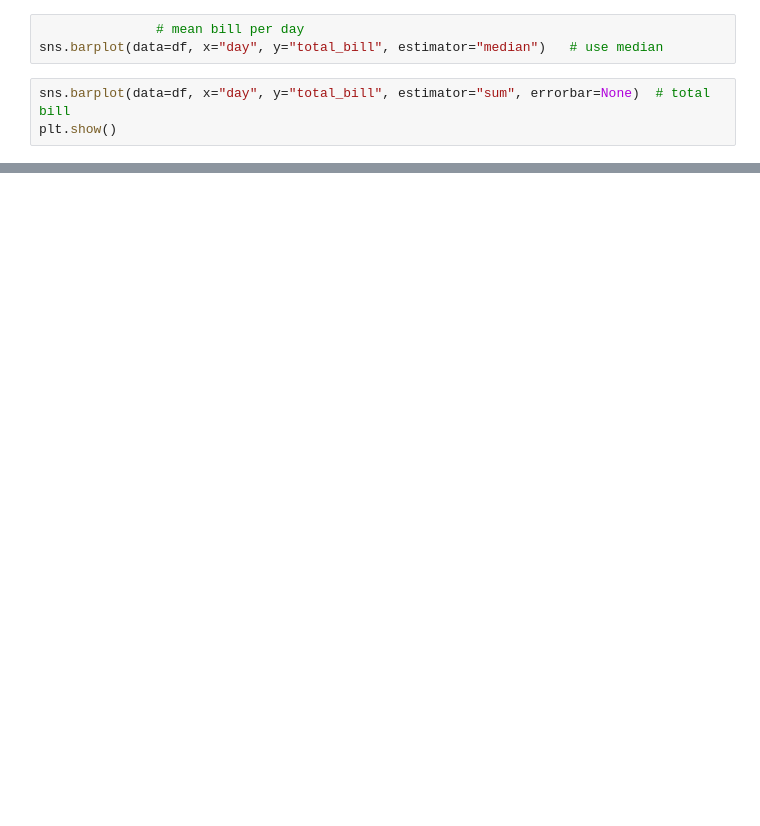
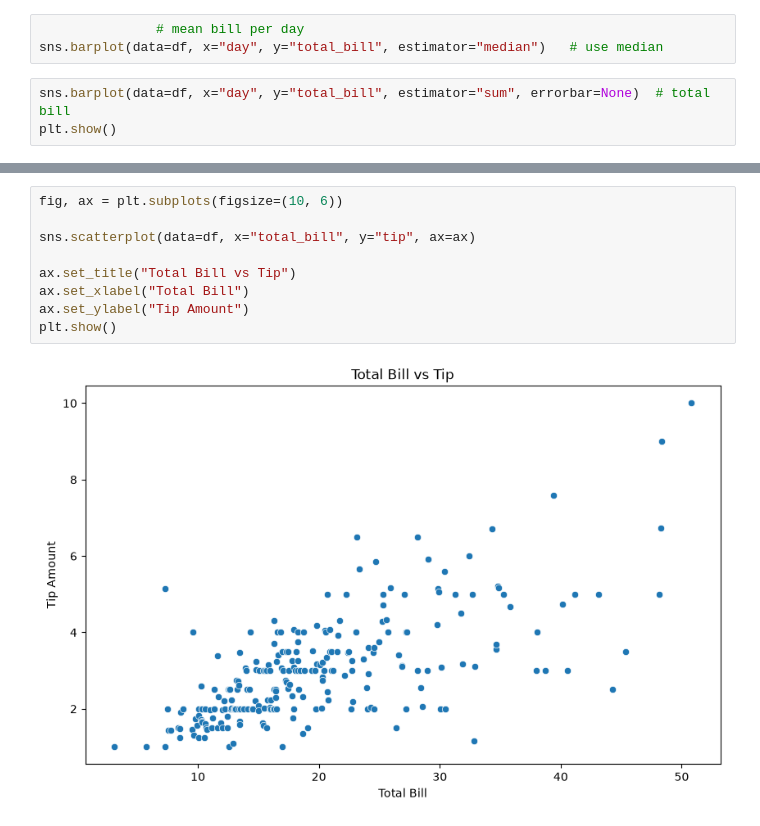
Before and after one commit to Bhawani0038/Python-Complete-Content, a Jupyter notebook: 24_seaborn/sample.ipynb, the cells around one changed output, grey strips where cells are left out. Drawn from its saved outputs; the diff is of its cells as text; blank space fills up the shorter version.

```diff
--- a/24_seaborn/sample.ipynb
+++ b/24_seaborn/sample.ipynb
@@ -110,0 +102,11 @@ plt.show()
+# %%
+fig, ax = plt.subplots(figsize=(10, 6))
+
+sns.scatterplot(data=df, x="total_bill", y="tip", ax=ax)
+
+ax.set_title("Total Bill vs Tip")
+ax.set_xlabel("Total Bill")
+ax.set_ylabel("Tip Amount")
+plt.show()
+# %% [output]
+[figure, added]
```
Also changed, not shown: parts of 26 cells of this notebook, 4 other files.
